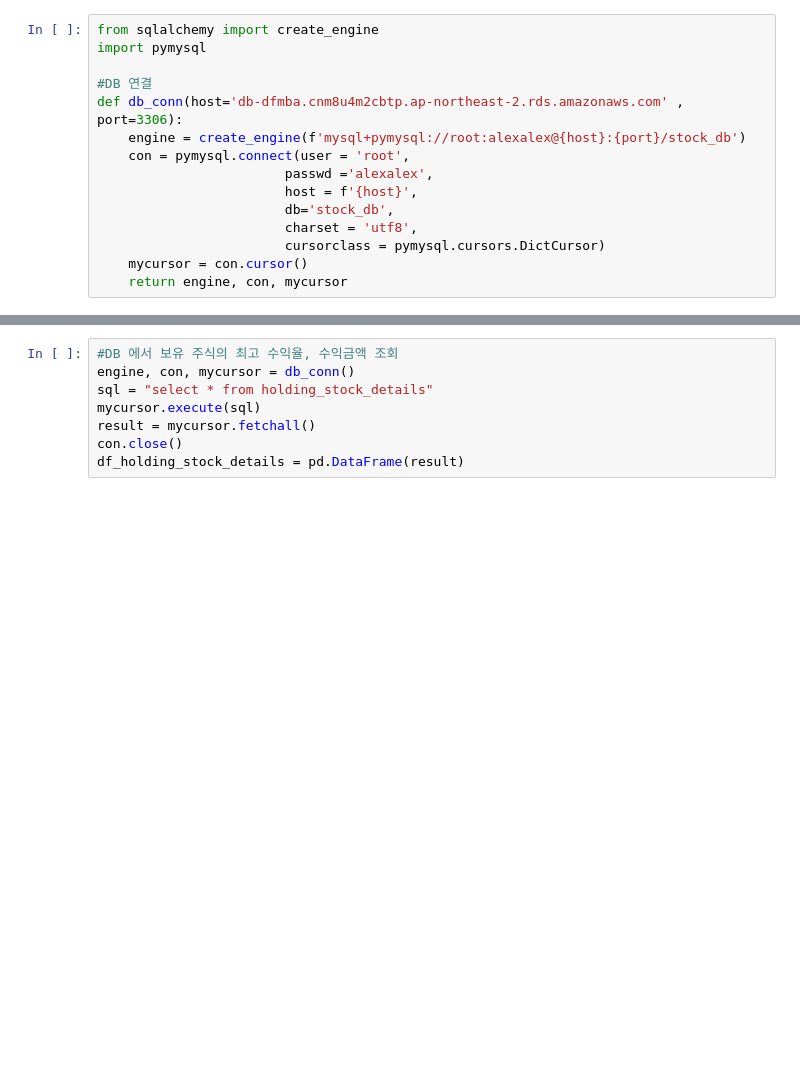
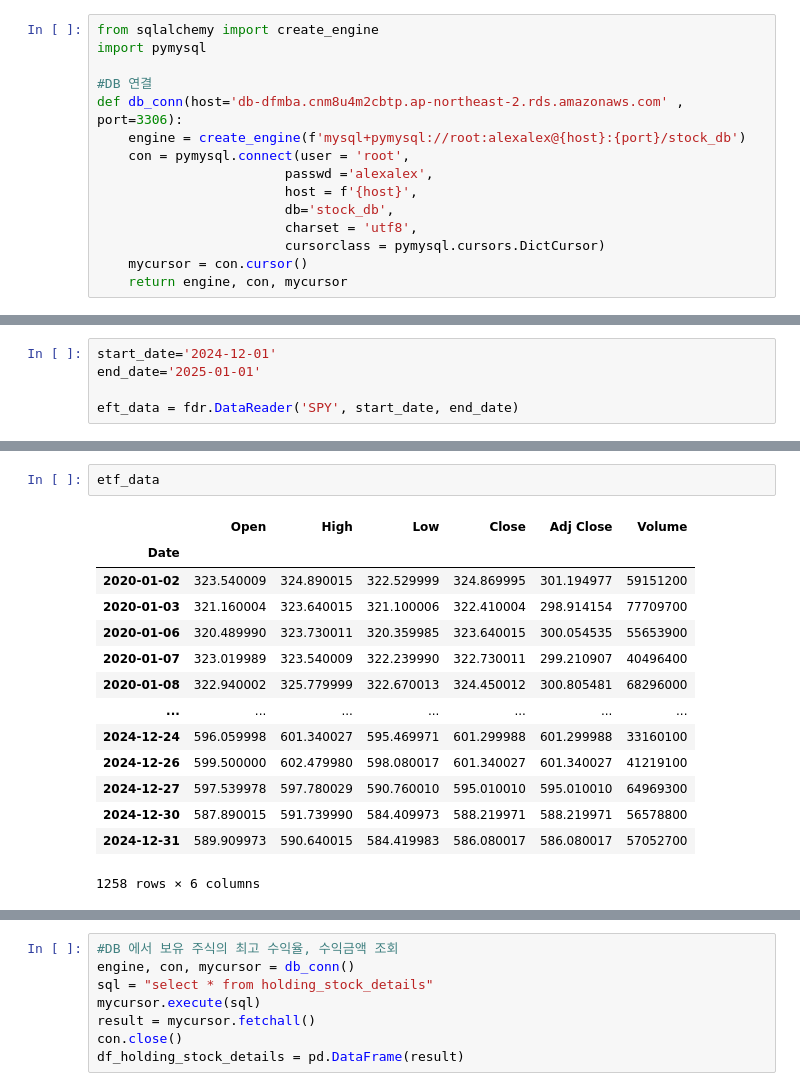
Before and after one commit to SangminAlexLee/KIS_us_quant, a Jupyter notebook: test.ipynb, the cells around one changed output, grey strips where cells are left out. Cells and saved outputs as stored; diff of their text form; blank space fills up the shorter version.

```diff
--- a/test.ipynb
+++ b/test.ipynb
@@ -23,0 +53,5 @@ def db_conn(host='db-dfmba.cnm8u4m2cbtp.ap-northeast-2.rds.amazonaws.com' , port
+# %%
+start_date='2024-12-01'
+end_date='2025-01-01'
+
+eft_data = fdr.DataReader('SPY', start_date, end_date)
@@ -23,0 +158,17 @@ def db_conn(host='db-dfmba.cnm8u4m2cbtp.ap-northeast-2.rds.amazonaws.com' , port
+# %%
+etf_data
+# %% [output]
+|  | Open | High | Low | Close | Adj Close | Volume |
+| Date |  |  |  |  |  |  |
+| 2020-01-02 | 323.540009 | 324.890015 | 322.529999 | 324.869995 | 301.194977 | 59151200 |
+| 2020-01-03 | 321.160004 | 323.640015 | 321.100006 | 322.410004 | 298.914154 | 77709700 |
+| 2020-01-06 | 320.489990 | 323.730011 | 320.359985 | 323.640015 | 300.054535 | 55653900 |
+| 2020-01-07 | 323.019989 | 323.540009 | 322.239990 | 322.730011 | 299.210907 | 40496400 |
+| 2020-01-08 | 322.940002 | 325.779999 | 322.670013 | 324.450012 | 300.805481 | 68296000 |
+| ... | ... | ... | ... | ... | ... | ... |
+| 2024-12-24 | 596.059998 | 601.340027 | 595.469971 | 601.299988 | 601.299988 | 33160100 |
+| 2024-12-26 | 599.500000 | 602.479980 | 598.080017 | 601.340027 | 601.340027 | 41219100 |
+| 2024-12-27 | 597.539978 | 597.780029 | 590.760010 | 595.010010 | 595.010010 | 64969300 |
+| 2024-12-30 | 587.890015 | 591.739990 | 584.409973 | 588.219971 | 588.219971 | 56578800 |
+| 2024-12-31 | 589.909973 | 590.640015 | 584.419983 | 586.080017 | 586.080017 | 57052700 |
+1258 rows × 6 columns
```
Also changed, not shown: parts of 14 cells of this notebook, 17 other files.
